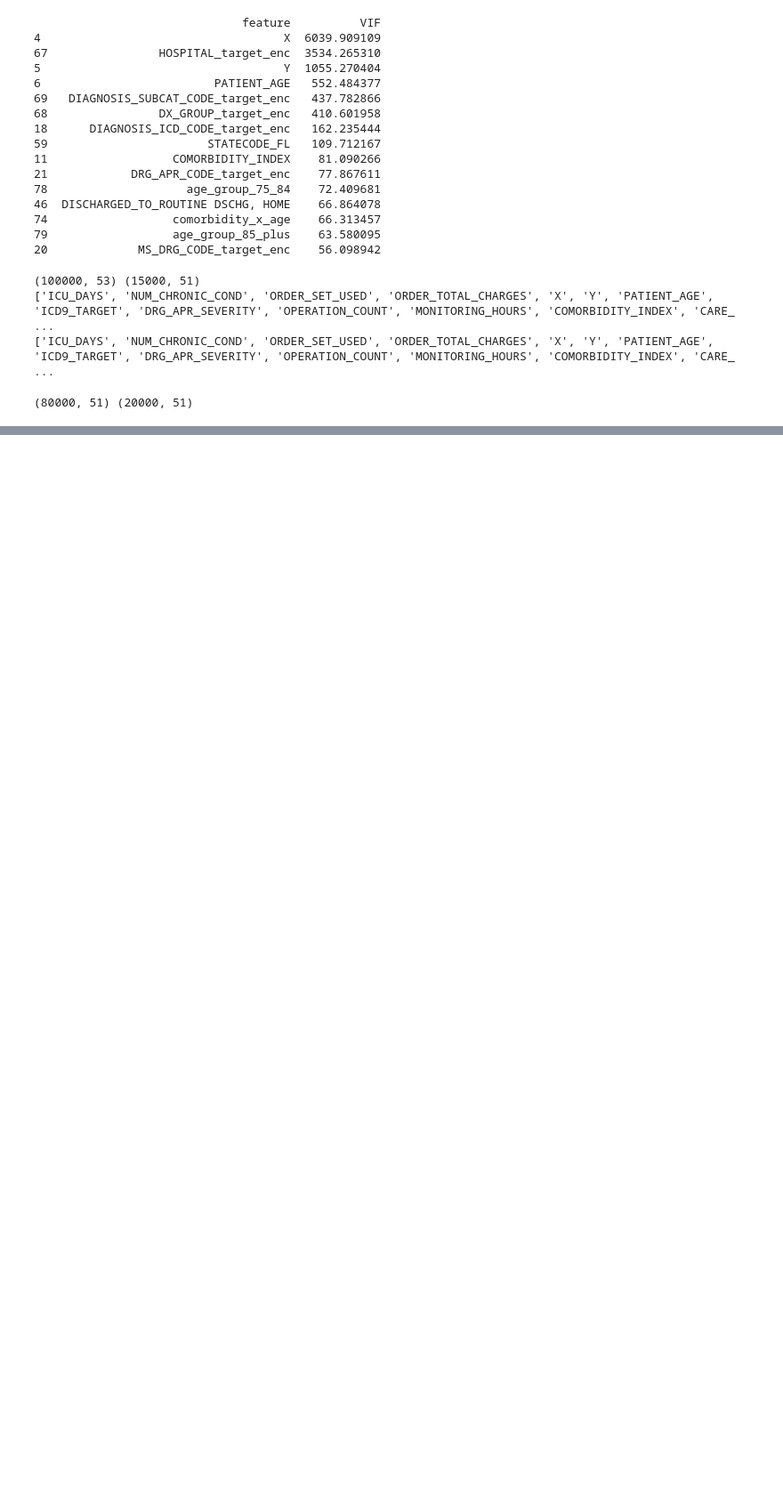
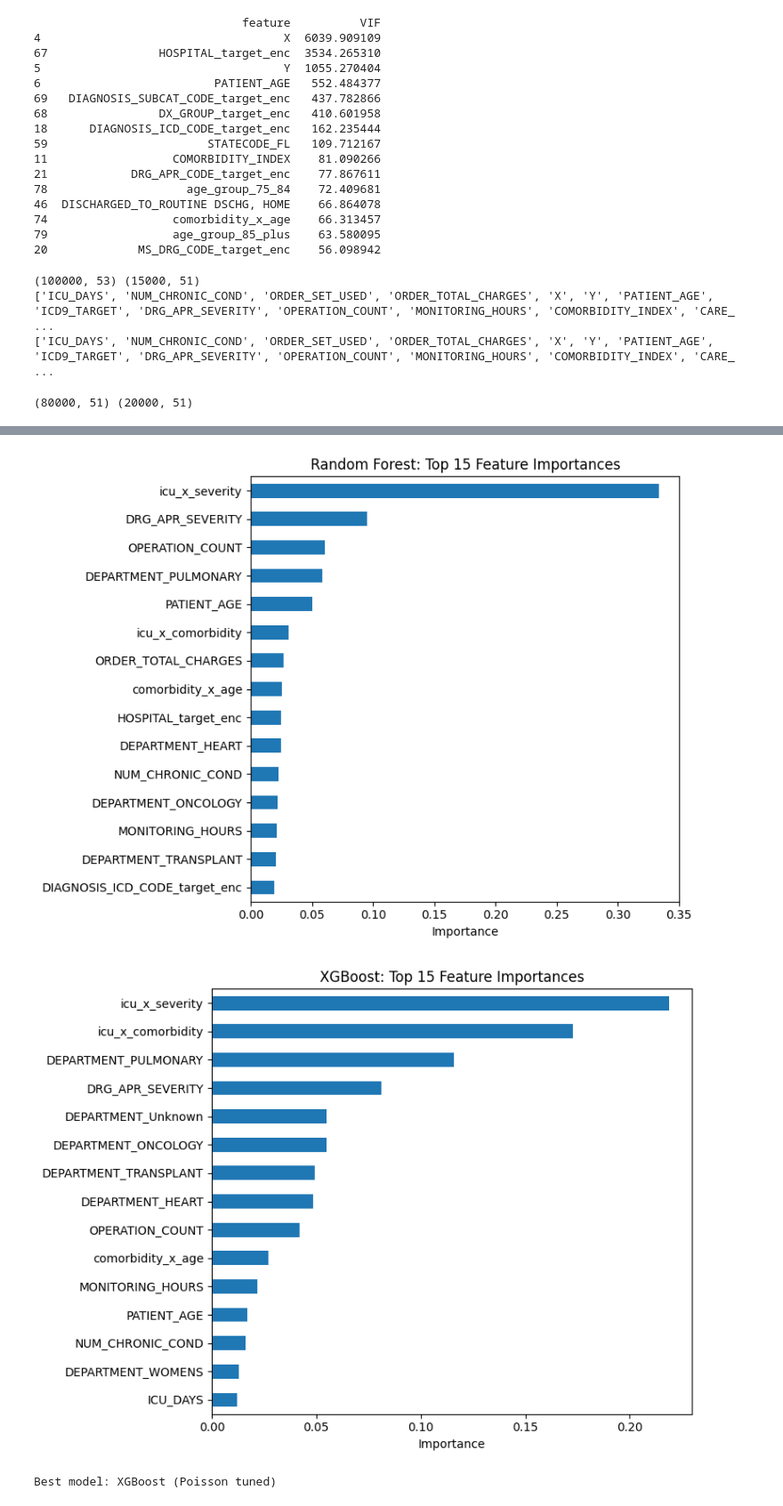
Before and after one commit to benjaminau/sasviya_challenge_2026, a Jupyter notebook: notebooks/hospital_los_modelling.ipynb, the cells around one changed output, grey strips where cells are left out. Shown at 89% size. Drawn from its saved outputs; the diff is of its cells as text; code cells hidden in the pictures; blank space fills up the shorter version.

```diff
--- a/notebooks/hospital_los_modelling.ipynb
+++ b/notebooks/hospital_los_modelling.ipynb
@@ -154,0 +407,16 @@ print(X_train.shape, X_val.shape)
+# %%
+# Feature importance - keep as reference/diagnostic, not tied to final model selection
+rf_importance = plot_feature_importance(rf_model, X_train.columns, "Random Forest")
+xgb_importance = plot_feature_importance(xgb_model, X_train.columns, "XGBoost")
+
+# Select best model based on lowest RMSE from validation comparison
+best_model_name = results_df.iloc[0]['model']
+print(f"Best model: {best_model_name}")
+
+X_full = hospital_los_train_final.drop(columns=['ADMIT_LOS', 'ADMIT_LOS_log'])
+y_full_log = hospital_los_train_final['ADMIT_LOS_log']
+y_full_raw = hospital_los_train_final['ADMIT_LOS']
+# %% [output]
+[figure, added]
+[figure, added]
+Best model: XGBoost (Poisson tuned)
```
Also changed, not shown: parts of 17 cells of this notebook.
